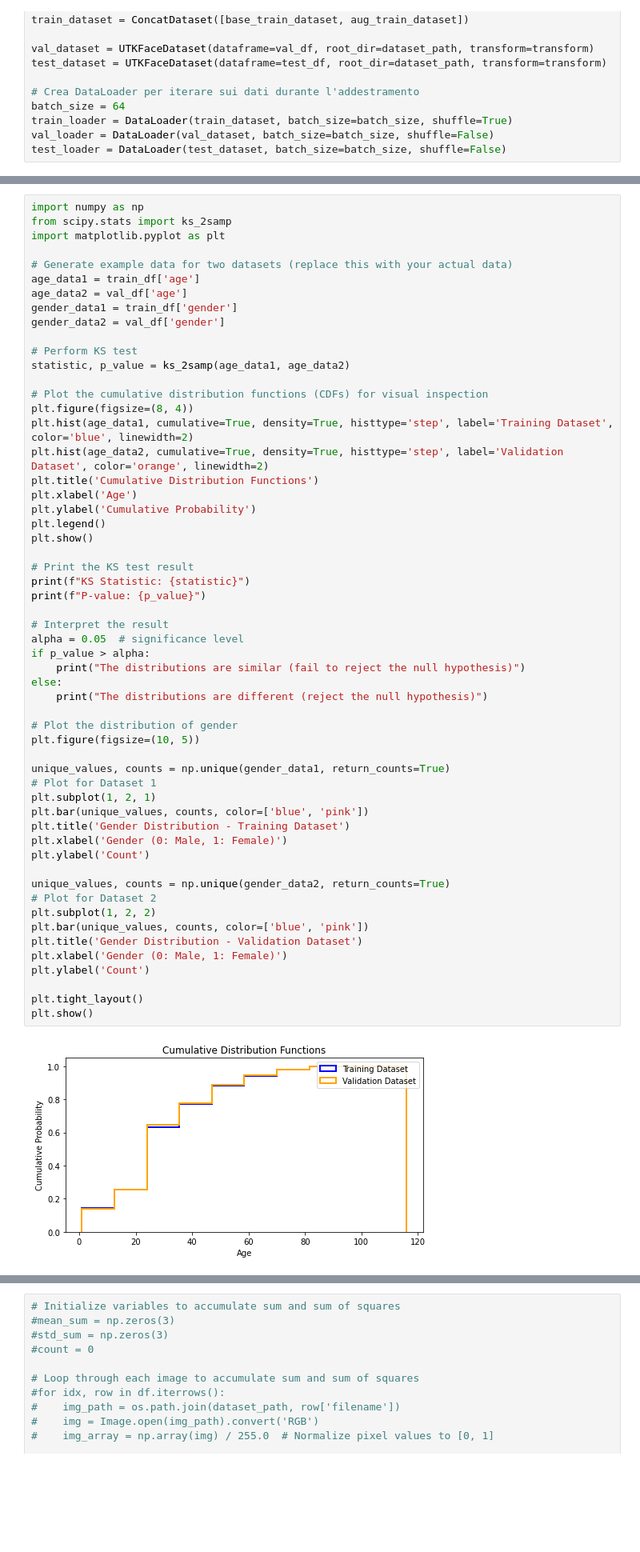
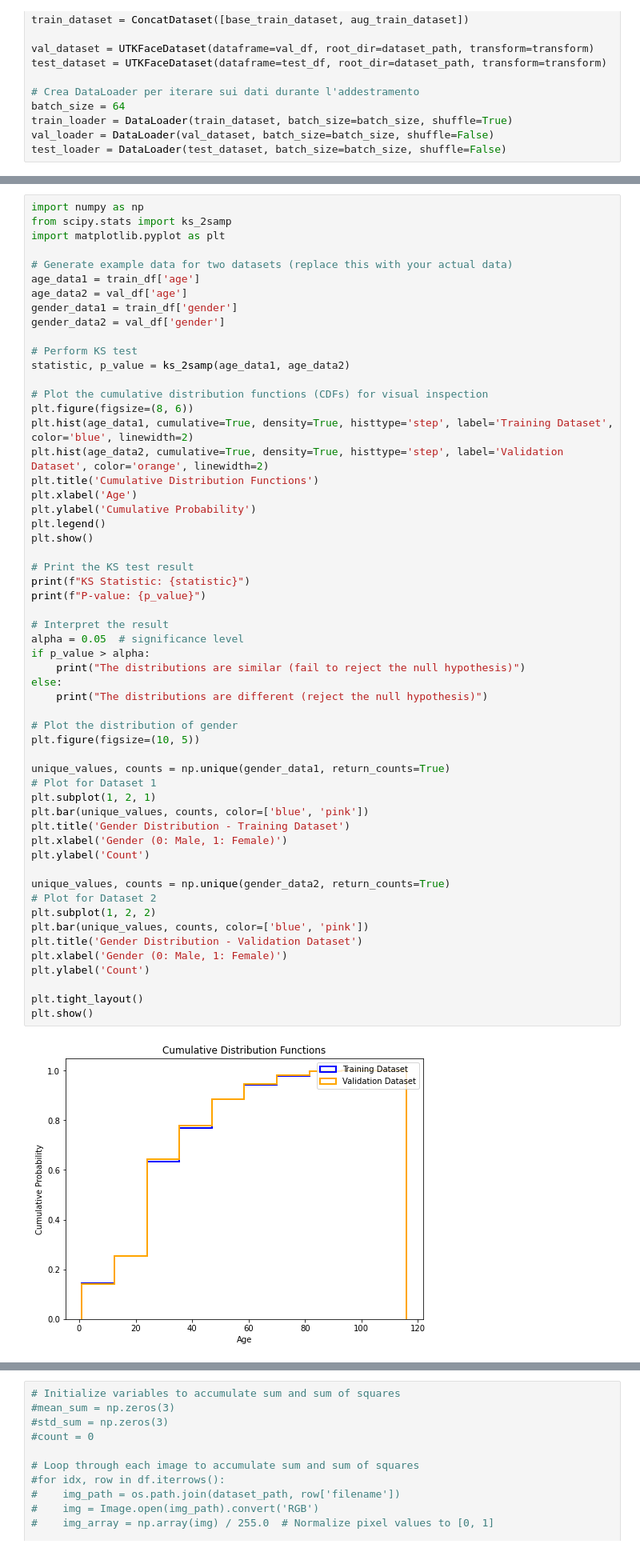
Before and after one commit to plspeziali/AgeGender-CNN, a Jupyter notebook: Notebook/AgeGender-Double.ipynb, the cells around one changed output, grey strips where cells are left out. Shown at 80% size. Cells and saved outputs as stored; diff of their text form; blank space fills up the shorter version.

```diff
--- a/Notebook/AgeGender-Double.ipynb
+++ b/Notebook/AgeGender-Double.ipynb
@@ -118,7 +118,7 @@ gender_data2 = val_df['gender']
 statistic, p_value = ks_2samp(age_data1, age_data2)
 
 # Plot the cumulative distribution functions (CDFs) for visual inspection
-plt.figure(figsize=(8, 4))
+plt.figure(figsize=(8, 6))
 plt.hist(age_data1, cumulative=True, density=True, histtype='step', label='Training Dataset', color='blue', linewidth=2)
 plt.hist(age_data2, cumulative=True, density=True, histtype='step', label='Validation Dataset', color='orange', linewidth=2)
 plt.title('Cumulative Distribution Functions')
@@ -133,34 +133,34 @@ print(f"P-value: {p_value}")
 
 # Interpret the result
 alpha = 0.05  # significance level
 if p_value > alpha:
     print("The distributions are similar (fail to reject the null hypothesis)")
 else:
     print("The distributions are different (reject the null hypothesis)")
 
 # Plot the distribution of gender
 plt.figure(figsize=(10, 5))
 
 unique_values, counts = np.unique(gender_data1, return_counts=True)
 # Plot for Dataset 1
 plt.subplot(1, 2, 1)
 plt.bar(unique_values, counts, color=['blue', 'pink'])
 plt.title('Gender Distribution - Training Dataset')
 plt.xlabel('Gender (0: Male, 1: Female)')
 plt.ylabel('Count')
 
 unique_values, counts = np.unique(gender_data2, return_counts=True)
 # Plot for Dataset 2
 plt.subplot(1, 2, 2)
 plt.bar(unique_values, counts, color=['blue', 'pink'])
 plt.title('Gender Distribution - Validation Dataset')
 plt.xlabel('Gender (0: Male, 1: Female)')
 plt.ylabel('Count')
 
 plt.tight_layout()
 plt.show()
 # %% [output]
-[figure, old version]
+[figure, new version]
 KS Statistic: 0.015340670485460395
 P-value: 0.38119496384617246
 The distributions are similar (fail to reject the null hypothesis)
```
Also changed, not shown: parts of 12 cells of this notebook, 4 other files.
